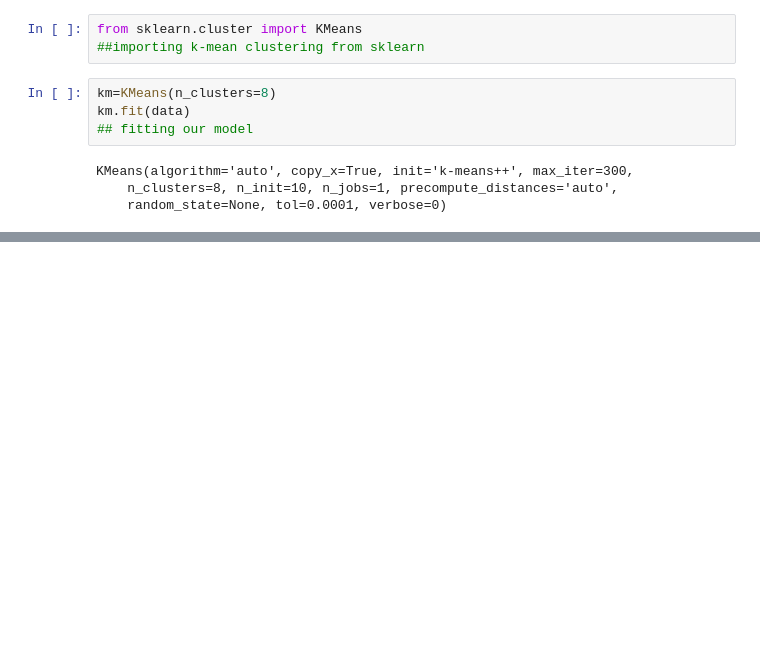
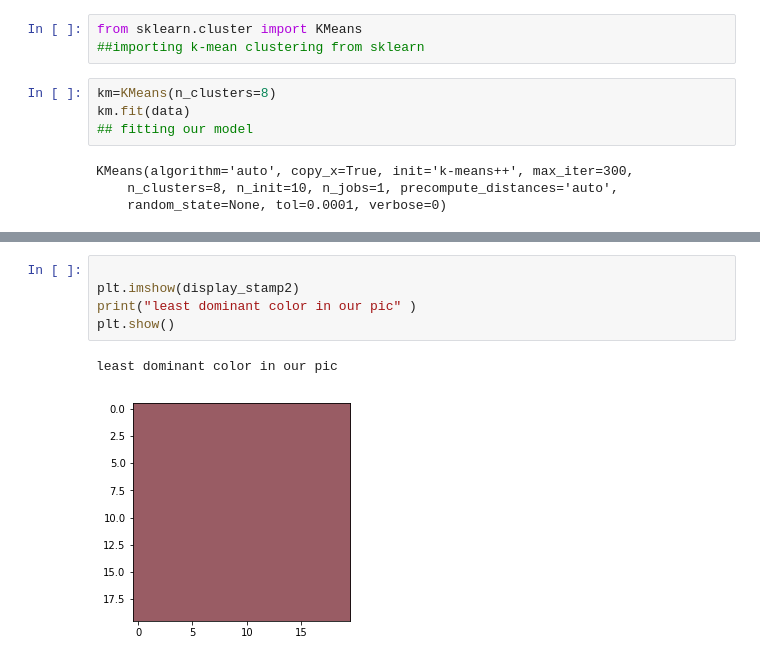
Before and after one commit to UditKumar13/COLOR_EXTRACTION, a Jupyter notebook: COLOR_EXTRACTION DOMINANT COLOR .ipynb, the cells around one changed output, grey strips where cells are left out. Cells and saved outputs as stored; diff of their text form; blank space fills up the shorter version.

```diff
--- a/COLOR_EXTRACTION DOMINANT COLOR .ipynb
+++ b/COLOR_EXTRACTION DOMINANT COLOR .ipynb
@@ -85,0 +120,8 @@ To check all different values of labels in our image and their count in number o
+# %%
+
+plt.imshow(display_stamp2)
+print("least dominant color in our pic" )
+plt.show()
+# %% [output]
+least dominant color in our pic
+[figure, added]
```
Also changed, not shown: parts of 10 cells of this notebook.
